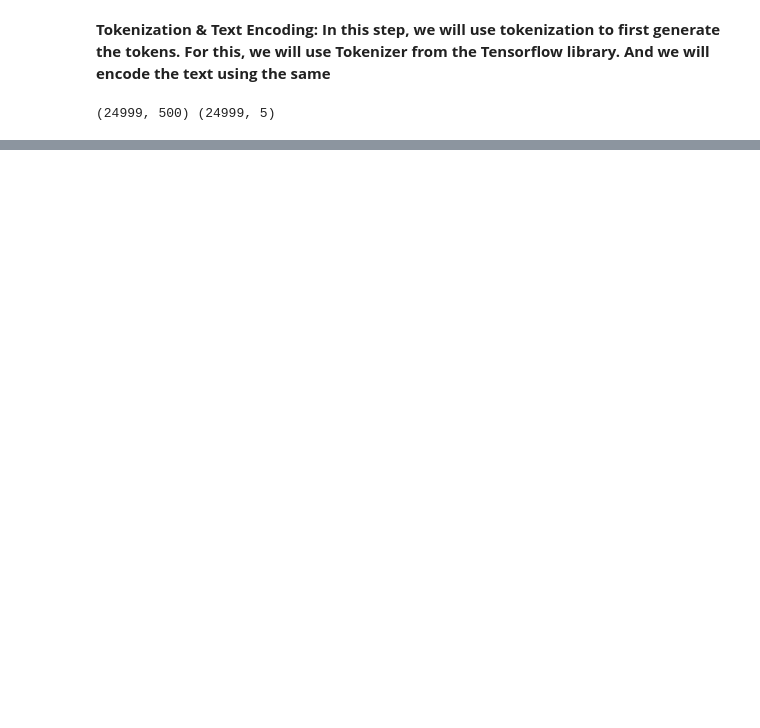
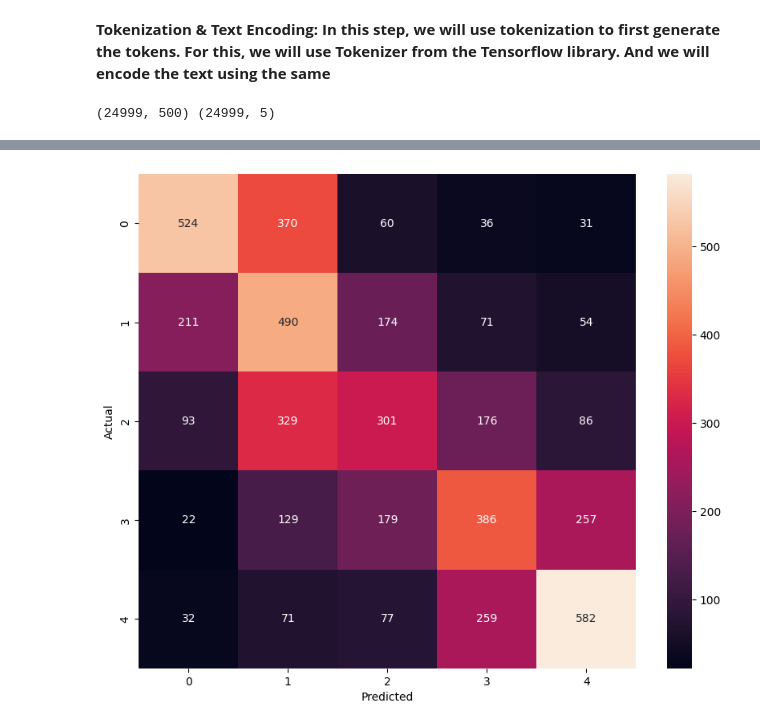
Before and after one commit to Jaiwanthi-SH/Sentiment-Analysis-for-Product-Reviews, a Jupyter notebook: SentimentAnalysis.ipynb, the cells around one changed output, grey strips where cells are left out. Saved outputs shown, nothing was run; the diff lists cells and outputs as text; code cells hidden in the pictures; blank space fills up the shorter version.

```diff
--- a/SentimentAnalysis.ipynb
+++ b/SentimentAnalysis.ipynb
@@ -203,0 +439,16 @@ print(X.shape, y.shape)
+# %%
+# converting y_test tht was one hot encoded to one column fo rconfusion matrix
+y_true = np.argmax(y_test.values, axis=1)
+y_true.shape
+
+# Confusion matrix
+y_pred = np.argmax(model.predict(X_test), axis=1)
+cm = tf.math.confusion_matrix(y_true, y_pred)
+
+# Plotting the confusion matrix
+plt.figure(figsize=(10, 8))
+sns.heatmap(cm, annot=True, fmt='g')
+plt.xlabel('Predicted')
+plt.ylabel('Actual')
+plt.show()
+# %% [output]
@@ -203,0 +456 @@ print(X.shape, y.shape)
+[figure, added]
```
Also changed, not shown: parts of 22 cells of this notebook.
